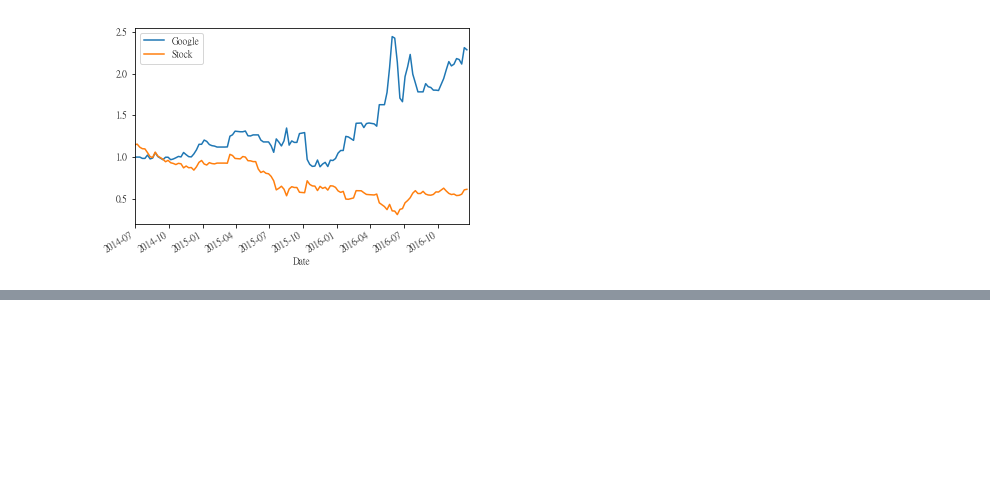
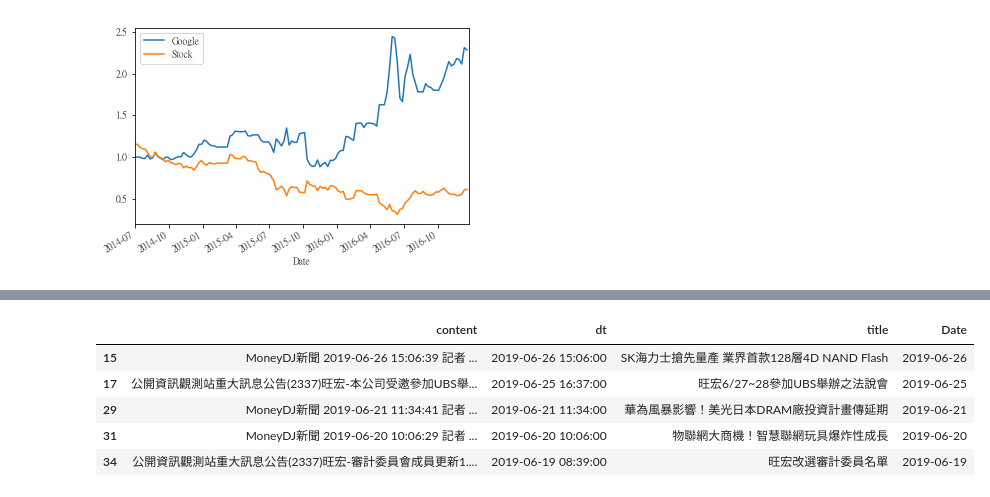
Before and after one commit to ywchiu/financepy, a Jupyter notebook: Demo20190629.ipynb, the cells around one changed output, grey strips where cells are left out. Saved outputs shown, nothing was run; the diff lists cells and outputs as text; code cells hidden in the pictures; blank space fills up the shorter version.

```diff
--- a/Demo20190629.ipynb
+++ b/Demo20190629.ipynb
@@ -1078,0 +1081,10 @@ Date
+# %%
+import pandas
+df = pandas.read_excel('https://raw.githubusercontent.com/ywchiu/financepy/master/data/%E6%97%BA%E5%AE%8F.xlsx', index_col = 0)
+# %%
+df = df[~ df['title'].str.contains('權證') ]
+df = df[~ df['title'].str.contains('排行') ]
+# %%
+df.dropna(inplace=True)
+# %%
+df['Date'] = df['dt'].dt.date
@@ -1078,0 +1094,9 @@ Date
+# %%
+df.head()
+# %% [output]
+|  | content | dt | title | Date |
+| 15 | MoneyDJ新聞 2019-06-26 15:06:39 記者 ... | 2019-06-26 15:06:00 | SK海力士搶先量產 業界首款128層4D NAND Flash | 2019-06-26 |
+| 17 | 公開資訊觀測站重大訊息公告(2337)旺宏-本公司受邀參加UBS舉... | 2019-06-25 16:37:00 | 旺宏6/27~28參加UBS舉辦之法說會 | 2019-06-25 |
+| 29 | MoneyDJ新聞 2019-06-21 11:34:41 記者 ... | 2019-06-21 11:34:00 | 華為風暴影響！美光日本DRAM廠投資計畫傳延期 | 2019-06-21 |
+| 31 | MoneyDJ新聞 2019-06-20 10:06:29 記者 ... | 2019-06-20 10:06:00 | 物聯網大商機！智慧聯網玩具爆炸性成長 | 2019-06-20 |
+| 34 | 公開資訊觀測站重大訊息公告(2337)旺宏-審計委員會成員更新1.... | 2019-06-19 08:39:00 | 旺宏改選審計委員名單 | 2019-06-19 |
```
Also changed, not shown: parts of 20 cells of this notebook.
